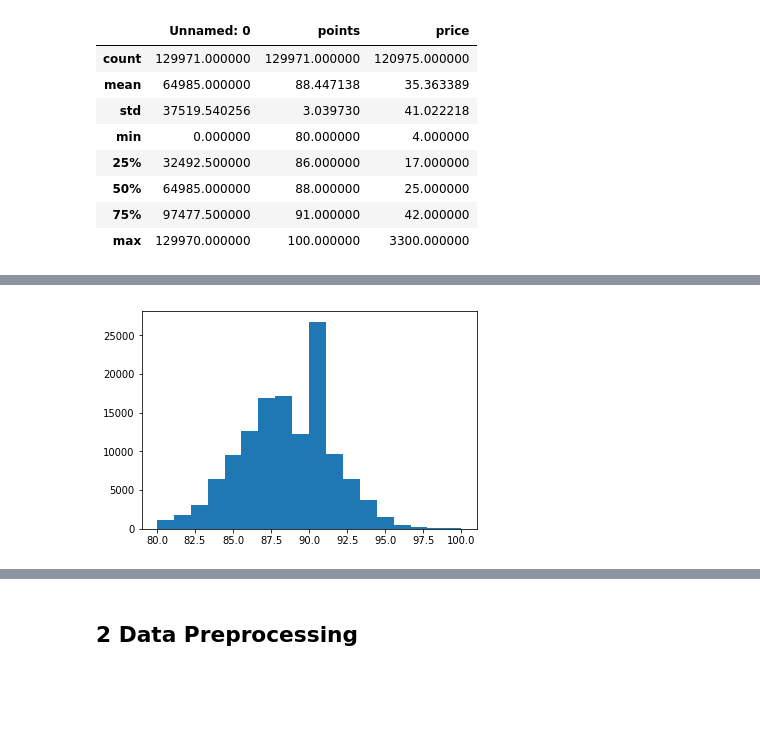
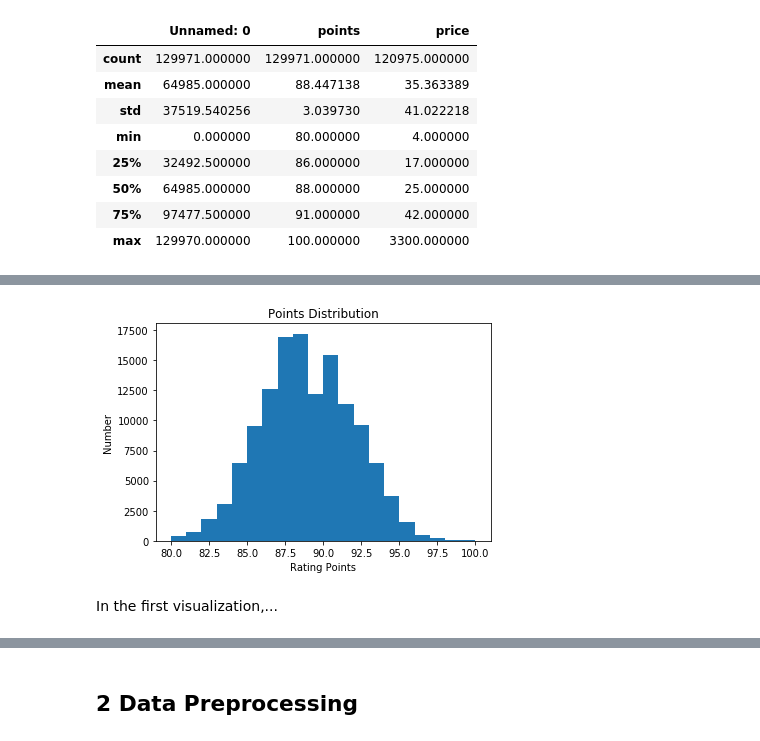
Before and after one commit to qinyuuu/Data-Visualization, a Jupyter notebook: Real-world Data Science.ipynb, the cells around one changed output, grey strips where cells are left out. Saved outputs shown, nothing was run; the diff lists cells and outputs as text; code cells hidden in the pictures; blank space fills up the shorter version.

```diff
--- a/Real-world Data Science.ipynb
+++ b/Real-world Data Science.ipynb
@@ -64,5 +75,12 @@ plt.show()
-# %%
-plt.hist(data["points"], bins=18)
-plt.show()
-# %% [output]
-[figure, removed]
+# %%
+# Visualization 1: Points Distribution
+
+plt.hist(data["points"], bins=20)
+plt.title("Points Distribution")
+plt.xlabel("Rating Points")
+plt.ylabel("Number")
+plt.show()
+# %% [output]
+[figure, added]
+# %% [markdown]
+In the first visualization,...
```
Also changed, not shown: parts of 31 cells of this notebook.
